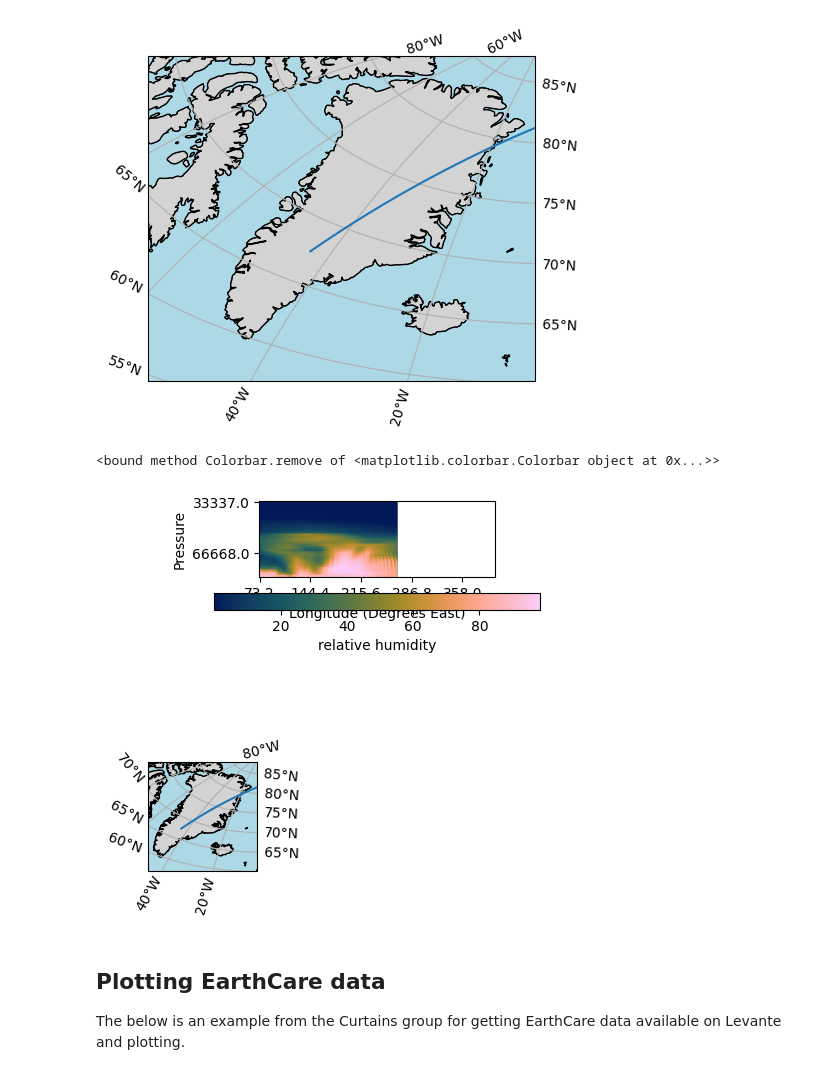
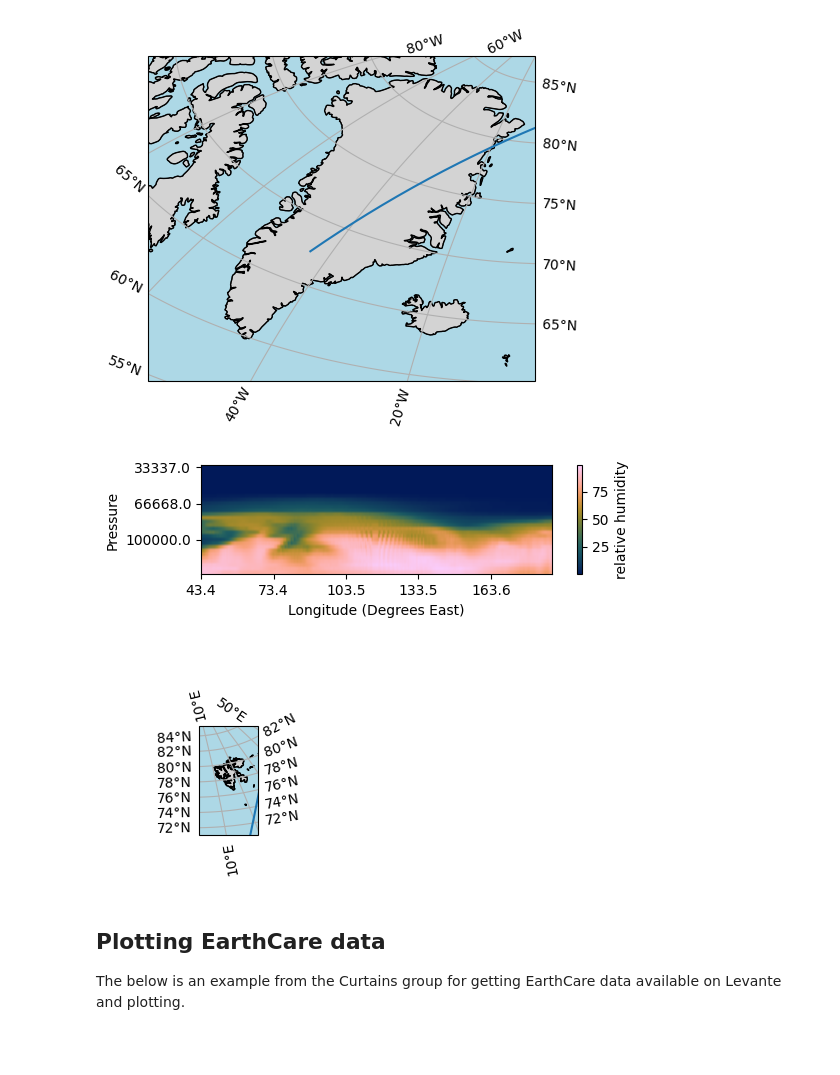
Before and after one commit to hauke-schmidt/hk25-teams-hs, a Jupyter notebook: hk25-IceSheet/satellite.ipynb, the cells around one changed output. Drawn from its saved outputs; the diff is of its cells as text; code cells hidden in the pictures; blank space fills up the shorter version.

```diff
--- a/hk25-IceSheet/satellite.ipynb
+++ b/hk25-IceSheet/satellite.ipynb
@@ -96,7 +96,7 @@ def get_earthcare_dat(date, time, product='CPR_CLD_2A'):
     filename=glob.glob(f"{base}/{yy}/{mm}/{dd}/*{product}*{yy}{mm}{dd}*T{hr}{mn}*.h5")[0]
     print(filename)
 
-    ec_lat,ec_lon,ec_time,ec_height=get_h5_geodat(filename) if product!='level1' else print('need to read netcdf file')
+    ec_lat,ec_lon,ec_time,ec_height=get_h5_geodat(filename)
 
     return ec_lat, ec_lon, ec_time, ec_height, filename
 # %%
@@ -199,9 +214,9 @@ svalbard_tracks.dates
 
 
 
-model_day = "2020-04-01"  # format 'YYYY-MM-DD'
-ec_time = "T02:00:00"  # format T'hh:mm:ss'
-ec_day= "2025-04-01"
+model_day = "2020-04-05"  # format 'YYYY-MM-DD'
+ec_time = "T14:21:00"  # format T'hh:mm:ss'
+ec_day= "2025-04-05"
 
 ec_lon_min = None  # degrees
 ec_lon_max = None  # degrees
@@ -225,10 +240,10 @@ current_location='EU'
 ########################################################
 
 # below is for EC data which was downloaded for the hackathon
-ec_track_lat, ec_track_lon, ec_track_time, ec_track_height, ec_filename = get_earthcare_dat_hackathon(ec_day, ec_time, product='level2-CPR')
+# ec_track_lat, ec_track_lon, ec_track_time, ec_track_height, ec_filename = get_earthcare_dat_hackathon(ec_day, ec_time, product='level2-CPR')
 
 #below is for EC data downloaded using the get_ec_data script
-# ec_track_lat, ec_track_lon, ec_track_time, ec_track_height, ec_filename = get_earthcare_dat(ec_day, ec_time, product='CPR_CLD_2A')
+ec_track_lat, ec_track_lon, ec_track_time, ec_track_height, ec_filename = get_earthcare_dat(ec_day, ec_time, product='ATL_ICE_2A')
 
 # # # %% Trim track coordinates to be within the lat/lon bounds
 
@@ -315,4 +330,4 @@ Text(0.5, 0, 'Longitude (Degrees East)')
 # %%
 fig,ax=plt.subplots(figsize=(6,7))
-fig,ax,cbar=plot_curtain(ds_curtain,'hur',ax=ax,fig=fig,cmap=batlow)
+fig,ax,cbar=plot_curtain(ds_curtain,'hur',ax=ax,fig=fig,cmap=batlow,pad_cbar=0.1)
 # %% [output]
@@ -320,5 +335,5 @@ fig,ax,cbar=plot_curtain(ds_curtain,'hur',ax=ax,fig=fig,cmap=batlow)
 # %%
-def plot_curtain(ds, field, ax=None, fig=None, contour=False, cmap='viridis'):
+def plot_curtain(ds, field, ax=None, fig=None, contour=False, cmap='viridis', pad_cbar=0.7, orientation='horizontal'):
     if ax==None or fig==None:
         fig,ax=plt.subplots(figsize=(6,7))
 
@@ -326,13 +341,16 @@ def plot_curtain(ds, field, ax=None, fig=None, contour=False, cmap='viridis'):
         cont=ax.imshow(ds[field].values,aspect=50,cmap=cmap)
         xlabs=ax.get_xticks()
         ylabs=ax.get_yticks()
+        ps=ds['pressure'].values
+        lons=ds['lon'].values
+        longname=ds[field].long_name
         ax.set_yticklabels(np.round(np.linspace(min(ps),max(ps),len(ylabs)-1)))
         ax.set_xticklabels(np.round(np.linspace(min(lons),max(lons),len(xlabs)-1),1))
     else:
         cont=ax.contourf(lons,ps,ds[field].values,levels=50,cmap=cmap)
         plt.gca().invert_yaxis()
 
-    cbar=plt.colorbar(cont,orientation='horizontal',label=longname)
+    cbar=plt.colorbar(cont,orientation=orientation,label=longname, pad=pad_cbar)
     ax.set_ylabel('Pressure')
     ax.set_xlabel('Longitude (Degrees East)')
 
@@ -387,29 +407,28 @@ ax.plot(ec_track_lon,ec_track_lat,transform=ccrs.PlateCarree())
 # %%
 fig = plt.figure()
 gs = GridSpec(3, 3)
 
 # LEFT
 ax1 = fig.add_subplot(gs[-1, 0], projection = ccrs.AzimuthalEquidistant(
         ))
 ax1.coastlines(linewidth=0.5)
 ax1.add_feature(cfeature.COASTLINE)
 ax1.add_feature(cfeature.BORDERS)
 ax1.add_feature(cfeature.OCEAN,facecolor='lightblue')
 ax1.add_feature(cfeature.LAND,facecolor='lightgray')
 ax1.gridlines(draw_labels=True)
 ax1.plot(ec_track_lon,ec_track_lat,transform=ccrs.PlateCarree())
-ax1.set_extent([-50,-12,60,87],crs=ccrs.PlateCarree())
+ax1.set_extent([5,20,71,85],crs=ccrs.PlateCarree())
 
 # # RIGHT TOP
 ax1 = fig.add_subplot(gs[0, :])
-ax1,fig,cbar=plot_curtain(ds_curtain,'hur',ax=ax1,fig=fig,cmap=batlow)
+ax1,fig,cbar=plot_curtain(ds_curtain,'hur',ax=ax1,fig=fig,cmap=batlow, orientation='vertical', pad_cbar=0.05)
 
 # # RIGHT BOTTOM
 # ax = fig.add_subplot(gs[1, 1])
 # ax.plot(np.arange(0, 1000, 100))
 # %% [output]
-<bound method Colorbar.remove of <matplotlib.colorbar.Colorbar object at 0x...>>
-[figure, old version]
+[figure, new version]
 # %% [markdown]
 ## Plotting EarthCare data
 
```
Also changed, not shown: parts of 9 cells of this notebook, 1 other file.
